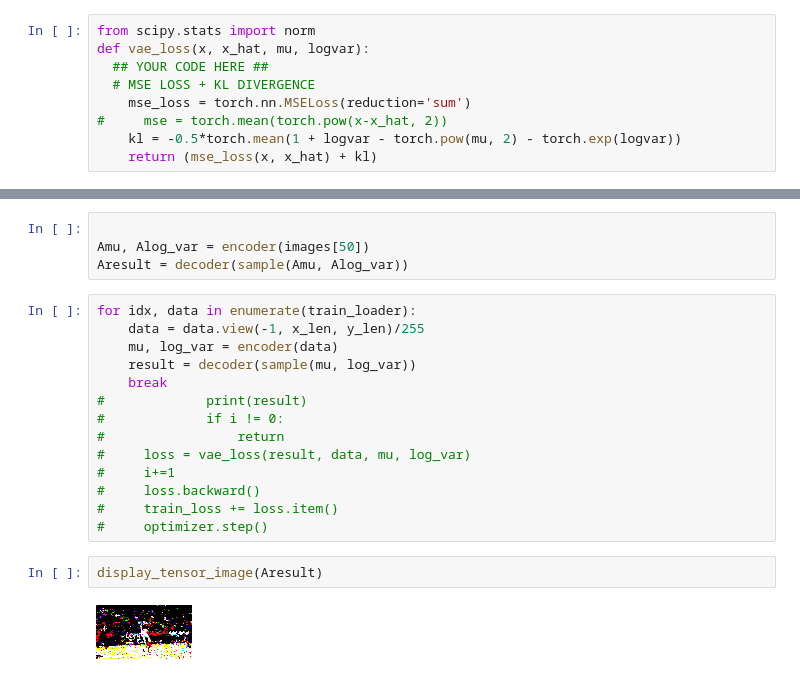
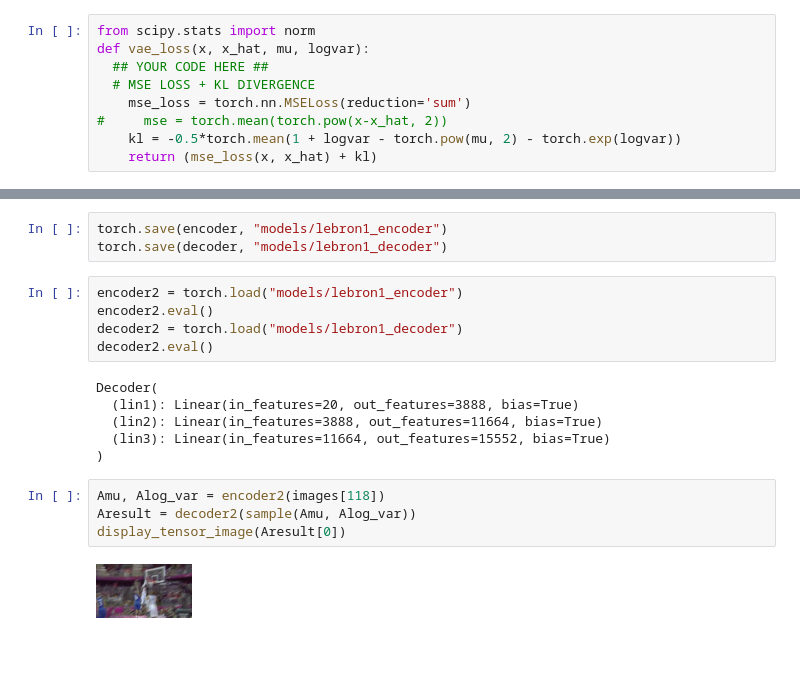
Before and after one commit to joshpapermaster/CS395T-FinalProject, a Jupyter notebook: FinalProject.ipynb, the cells around one changed output, grey strips where cells are left out. Drawn from its saved outputs; the diff is of its cells as text; blank space fills up the shorter version.

Commit message:
Started trials with missing data

```diff
--- a/FinalProject.ipynb
+++ b/FinalProject.ipynb
@@ -188,22 +207,20 @@ RuntimeError: shape '[3, 54, 96]' is invalid for input of size 1850688
+# %%
+torch.save(encoder, "models/lebron1_encoder")
+torch.save(decoder, "models/lebron1_decoder")
+# %%
+encoder2 = torch.load("models/lebron1_encoder")
+encoder2.eval()
+decoder2 = torch.load("models/lebron1_decoder")
+decoder2.eval()
+# %% [output]
+Decoder(
+  (lin1): Linear(in_features=20, out_features=3888, bias=True)
+  (lin2): Linear(in_features=3888, out_features=11664, bias=True)
+  (lin3): Linear(in_features=11664, out_features=15552, bias=True)
+)
 # %%
-
-Amu, Alog_var = encoder(images[50])
-Aresult = decoder(sample(Amu, Alog_var))
+Amu, Alog_var = encoder2(images[118])
+Aresult = decoder2(sample(Amu, Alog_var))
+display_tensor_image(Aresult[0])
+# %% [output]
+[figure, added]
-# %%
-for idx, data in enumerate(train_loader):
-    data = data.view(-1, x_len, y_len)/255
-    mu, log_var = encoder(data)
-    result = decoder(sample(mu, log_var))
-    break
-#             print(result)
-#             if i != 0:
-#                 return
-#     loss = vae_loss(result, data, mu, log_var)
-#     i+=1
-#     loss.backward()
-#     train_loss += loss.item()
-#     optimizer.step()
-# %%
-display_tensor_image(Aresult)
-# %% [output]
-[figure, removed]
```
Also changed, not shown: parts of 25 cells of this notebook.
